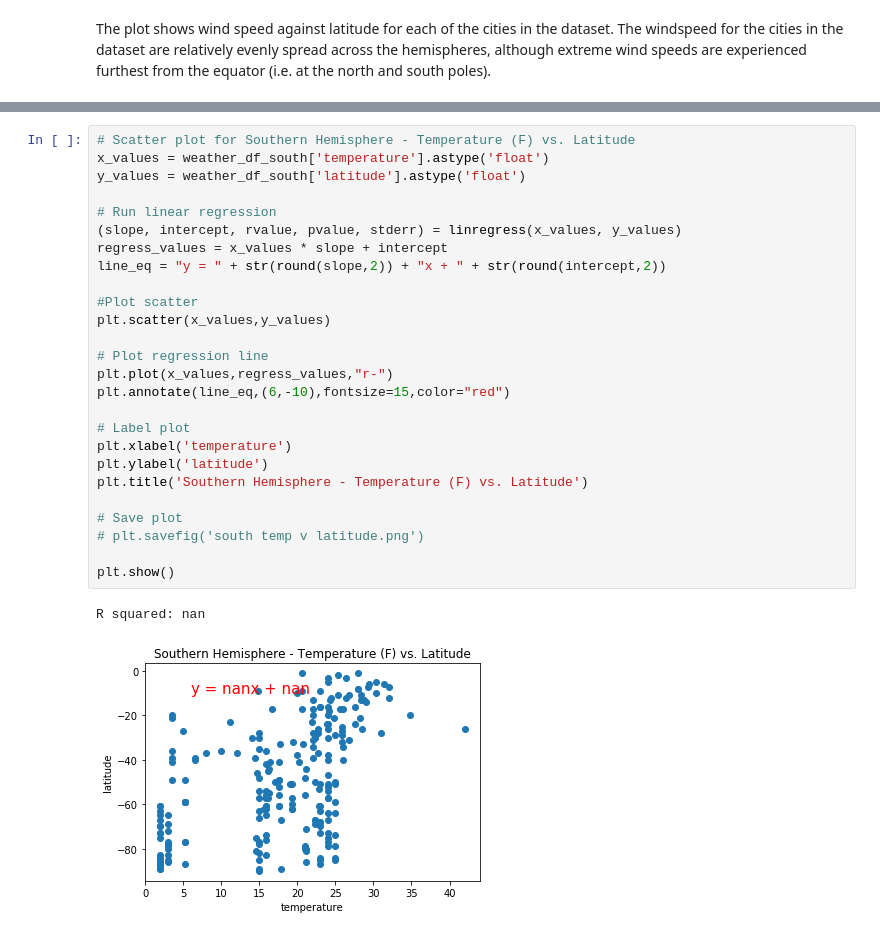
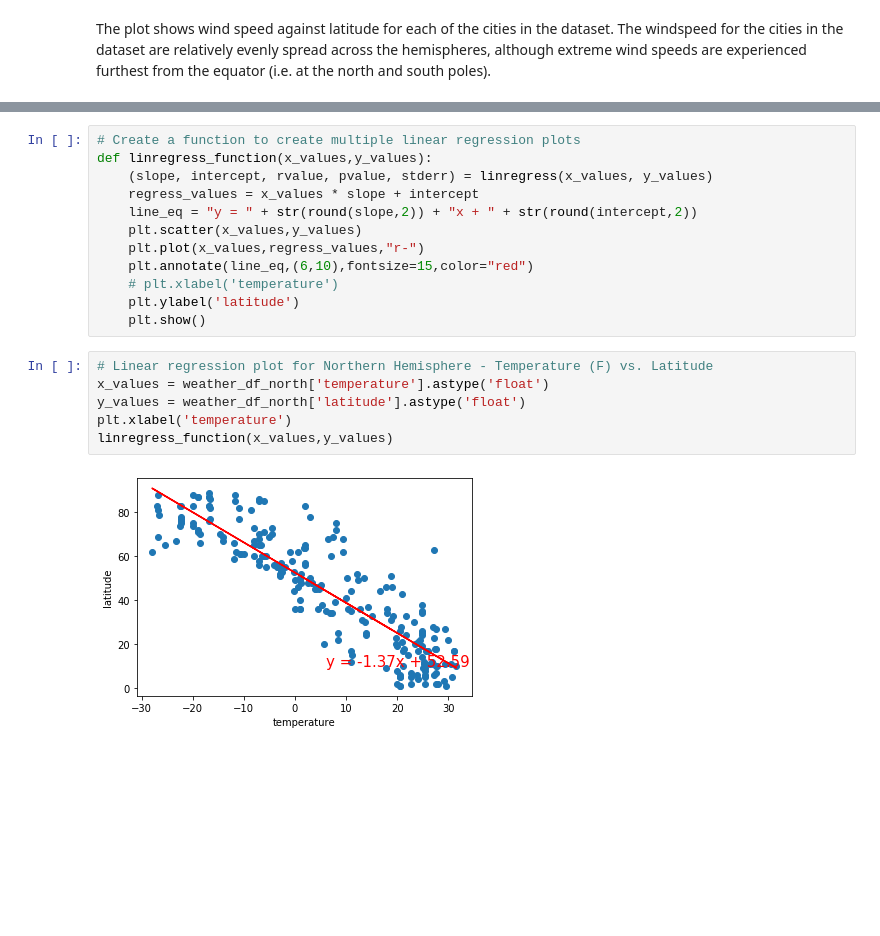
Before and after one commit to abbyabridged/python-api-challenge, a Jupyter notebook: WeatherPy/WeatherPy.ipynb, the cells around one changed output, grey strips where cells are left out. Cells and saved outputs as stored; diff of their text form; blank space fills up the shorter version.

```diff
--- a/WeatherPy/WeatherPy.ipynb
+++ b/WeatherPy/WeatherPy.ipynb
@@ -368,29 +371,20 @@ line_eq
 # %%
-# Scatter plot for Southern Hemisphere - Temperature (F) vs. Latitude
-x_values = weather_df_south['temperature'].astype('float')
-y_values = weather_df_south['latitude'].astype('float')
-
-# Run linear regression
-(slope, intercept, rvalue, pvalue, stderr) = linregress(x_values, y_values)
-regress_values = x_values * slope + intercept
-line_eq = "y = " + str(round(slope,2)) + "x + " + str(round(intercept,2))
-
-#Plot scatter
-plt.scatter(x_values,y_values)
-
-# Plot regression line
-plt.plot(x_values,regress_values,"r-")
-plt.annotate(line_eq,(6,-10),fontsize=15,color="red")
-
-# Label plot
-plt.xlabel('temperature')
-plt.ylabel('latitude')
-plt.title('Southern Hemisphere - Temperature (F) vs. Latitude')
-
-# Save plot
-# plt.savefig('south temp v latitude.png')
-
-plt.show()
+# Create a function to create multiple linear regression plots
+def linregress_function(x_values,y_values):
+    (slope, intercept, rvalue, pvalue, stderr) = linregress(x_values, y_values)
+    regress_values = x_values * slope + intercept
+    line_eq = "y = " + str(round(slope,2)) + "x + " + str(round(intercept,2))
+    plt.scatter(x_values,y_values)
+    plt.plot(x_values,regress_values,"r-")
+    plt.annotate(line_eq,(6,10),fontsize=15,color="red")
+    # plt.xlabel('temperature')
+    plt.ylabel('latitude')
+    plt.show()
-# %% [output]
-R squared: nan
-[figure, removed]
+# %%
+# Linear regression plot for Northern Hemisphere - Temperature (F) vs. Latitude
+x_values = weather_df_north['temperature'].astype('float')
+y_values = weather_df_north['latitude'].astype('float')
+plt.xlabel('temperature')
+linregress_function(x_values,y_values)
+# %% [output]
+[figure, added]
```
Also changed, not shown: parts of 3 cells of this notebook, 1 other file.
